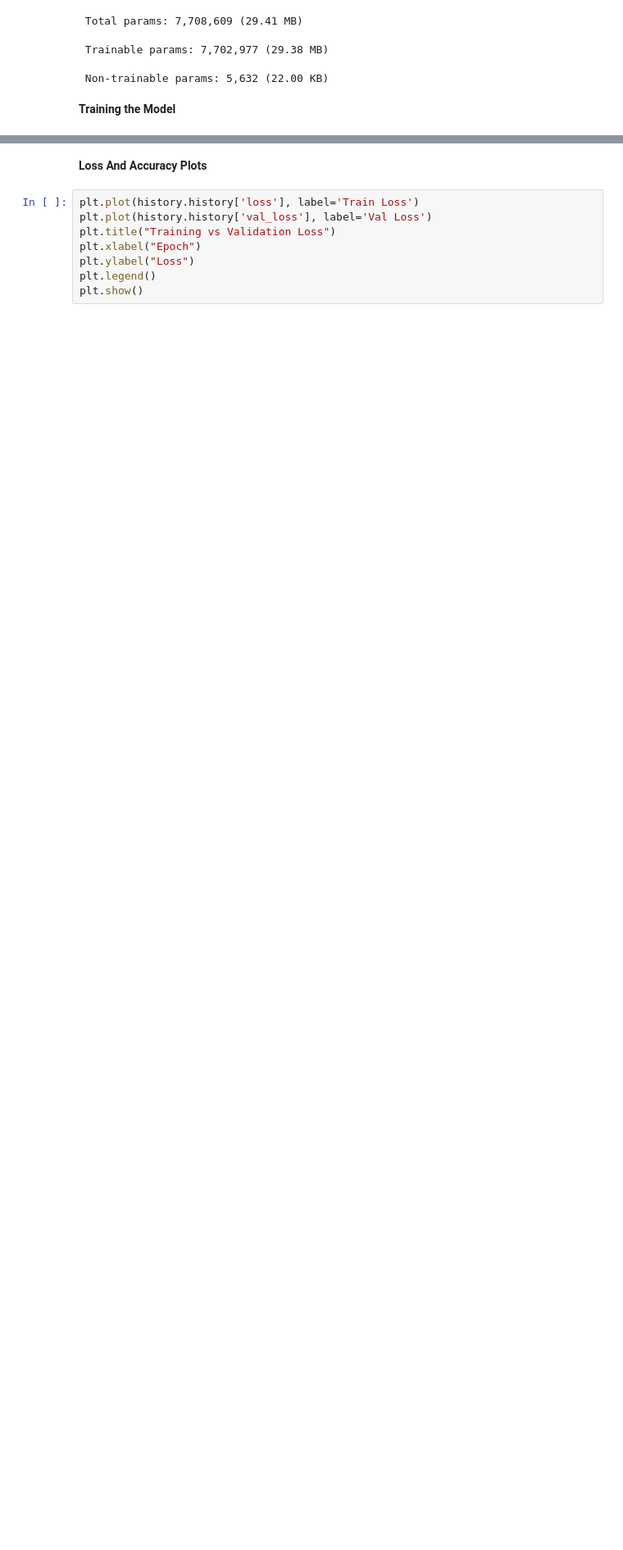
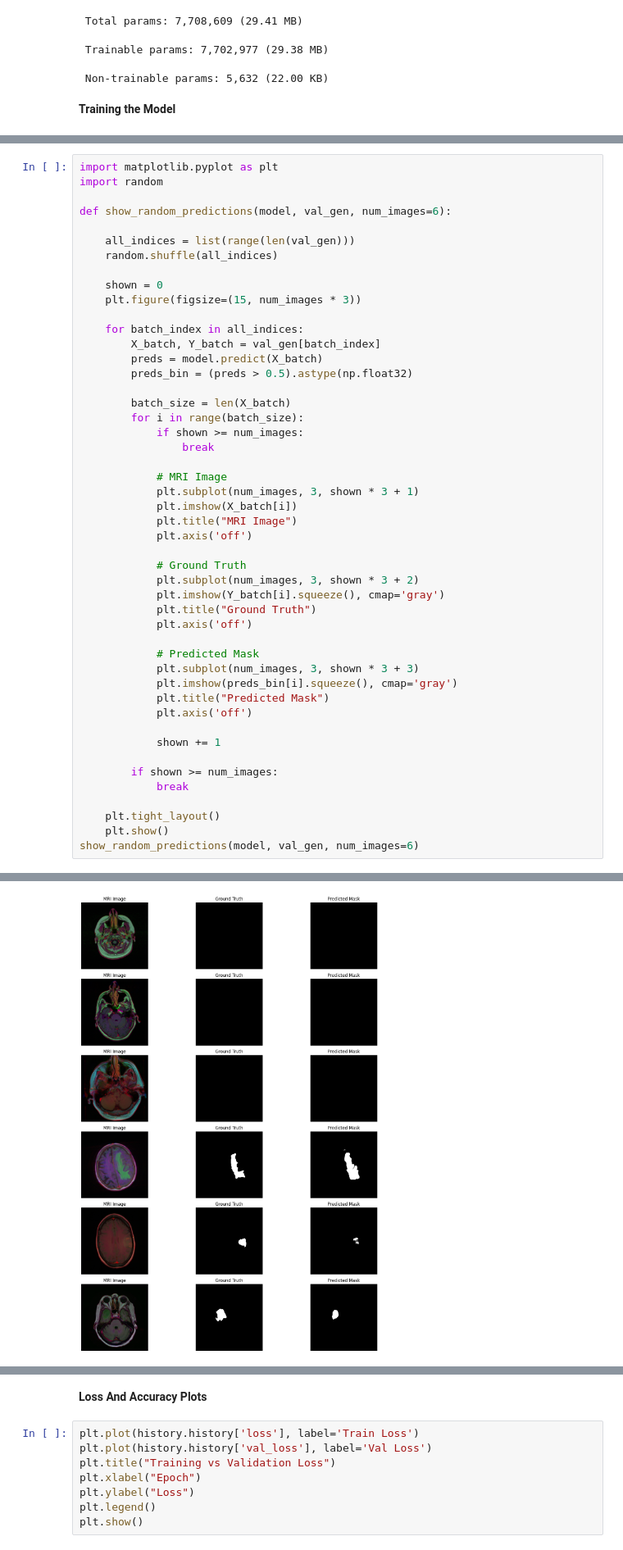
Before and after one commit to Dhanushranga1/AIWorks, a Jupyter notebook: Unet_model.ipynb, the cells around one changed output, grey strips where cells are left out. Shown at 82% size. Drawn from its saved outputs; the diff is of its cells as text; blank space fills up the shorter version.

```diff
--- a/Unet_model.ipynb
+++ b/Unet_model.ipynb
@@ -299,0 +283,49 @@ Dice Coefficient: 0.6580296
+# %%
+import matplotlib.pyplot as plt
+import random
+
+def show_random_predictions(model, val_gen, num_images=6):
+
+    all_indices = list(range(len(val_gen)))
+    random.shuffle(all_indices)
+
+    shown = 0
+    plt.figure(figsize=(15, num_images * 3))
+
+    for batch_index in all_indices:
+        X_batch, Y_batch = val_gen[batch_index]
+        preds = model.predict(X_batch)
+        preds_bin = (preds > 0.5).astype(np.float32)
+
+        batch_size = len(X_batch)
+        for i in range(batch_size):
+            if shown >= num_images:
+                break
+
+            # MRI Image
+            plt.subplot(num_images, 3, shown * 3 + 1)
+            plt.imshow(X_batch[i])
+            plt.title("MRI Image")
+            plt.axis('off')
+
+            # Ground Truth
+            plt.subplot(num_images, 3, shown * 3 + 2)
+            plt.imshow(Y_batch[i].squeeze(), cmap='gray')
+            plt.title("Ground Truth")
+            plt.axis('off')
+
+            # Predicted Mask
+            plt.subplot(num_images, 3, shown * 3 + 3)
+            plt.imshow(preds_bin[i].squeeze(), cmap='gray')
+            plt.title("Predicted Mask")
+            plt.axis('off')
+
+            shown += 1
+
+        if shown >= num_images:
+            break
+
+    plt.tight_layout()
+    plt.show()
+show_random_predictions(model, val_gen, num_images=6)
+# %% [output]
@@ -299,0 +333 @@ Dice Coefficient: 0.6580296
+[figure, added]
```
Also changed, not shown: parts of 24 cells of this notebook.
